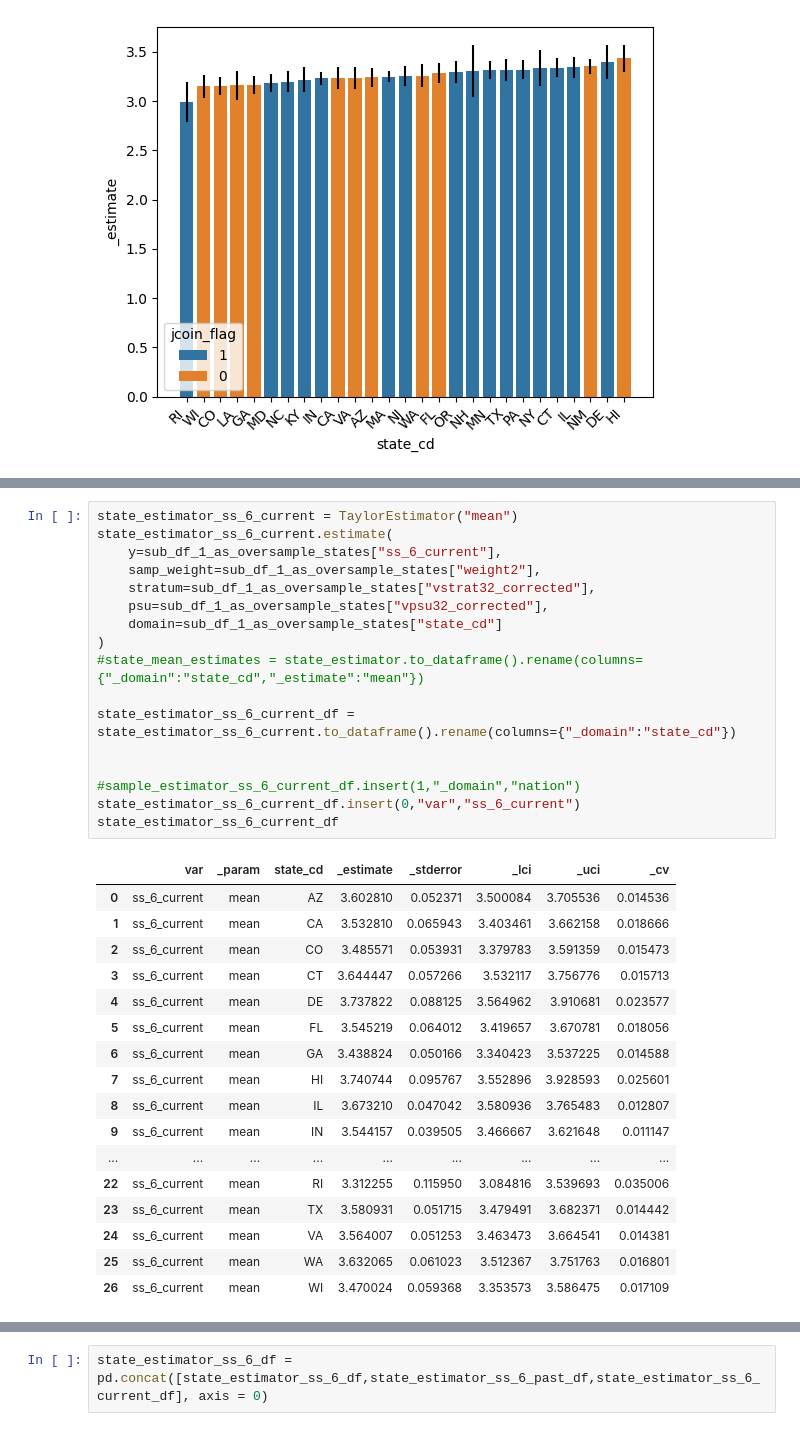
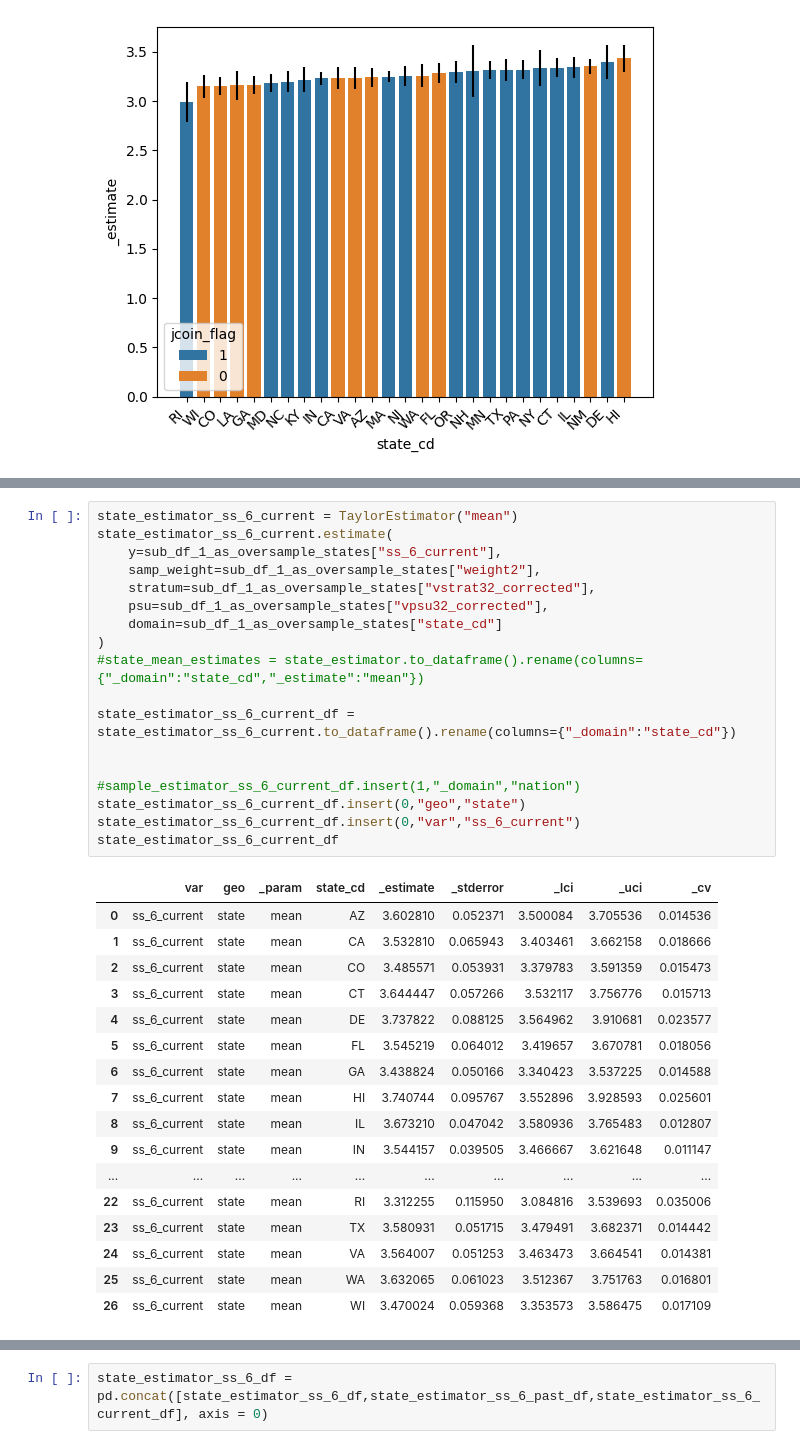
Before and after one commit to haoyucode/stigma-state-lvl, a Jupyter notebook: 2023_09_20_meeting_2.ipynb, the cells around one changed output, grey strips where cells are left out. Drawn from its saved outputs; the diff is of its cells as text.

```diff
--- a/2023_09_20_meeting_2.ipynb
+++ b/2023_09_20_meeting_2.ipynb
@@ -1150,38 +1154,39 @@ state_estimator_ss_6_past_df
 # %%
 state_estimator_ss_6_current = TaylorEstimator("mean")
 state_estimator_ss_6_current.estimate(
     y=sub_df_1_as_oversample_states["ss_6_current"],
     samp_weight=sub_df_1_as_oversample_states["weight2"],
     stratum=sub_df_1_as_oversample_states["vstrat32_corrected"],
     psu=sub_df_1_as_oversample_states["vpsu32_corrected"],
     domain=sub_df_1_as_oversample_states["state_cd"]
 )
 #state_mean_estimates = state_estimator.to_dataframe().rename(columns={"_domain":"state_cd","_estimate":"mean"})
 
 state_estimator_ss_6_current_df = state_estimator_ss_6_current.to_dataframe().rename(columns={"_domain":"state_cd"})
 
 
 #sample_estimator_ss_6_current_df.insert(1,"_domain","nation")
+state_estimator_ss_6_current_df.insert(0,"geo","state")
 state_estimator_ss_6_current_df.insert(0,"var","ss_6_current")
 state_estimator_ss_6_current_df
 # %% [output]
-|  | var | _param | state_cd | _estimate | _stderror | _lci | _uci | _cv |
-| 0 | ss_6_current | mean | AZ | 3.602810 | 0.052371 | 3.500084 | 3.705536 | 0.014536 |
-| 1 | ss_6_current | mean | CA | 3.532810 | 0.065943 | 3.403461 | 3.662158 | 0.018666 |
-| 2 | ss_6_current | mean | CO | 3.485571 | 0.053931 | 3.379783 | 3.591359 | 0.015473 |
-| 3 | ss_6_current | mean | CT | 3.644447 | 0.057266 | 3.532117 | 3.756776 | 0.015713 |
-| 4 | ss_6_current | mean | DE | 3.737822 | 0.088125 | 3.564962 | 3.910681 | 0.023577 |
-| 5 | ss_6_current | mean | FL | 3.545219 | 0.064012 | 3.419657 | 3.670781 | 0.018056 |
-| 6 | ss_6_current | mean | GA | 3.438824 | 0.050166 | 3.340423 | 3.537225 | 0.014588 |
-| 7 | ss_6_current | mean | HI | 3.740744 | 0.095767 | 3.552896 | 3.928593 | 0.025601 |
-| 8 | ss_6_current | mean | IL | 3.673210 | 0.047042 | 3.580936 | 3.765483 | 0.012807 |
-| 9 | ss_6_current | mean | IN | 3.544157 | 0.039505 | 3.466667 | 3.621648 | 0.011147 |
-| ... | ... | ... | ... | ... | ... | ... | ... | ... |
-| 22 | ss_6_current | mean | RI | 3.312255 | 0.115950 | 3.084816 | 3.539693 | 0.035006 |
-| 23 | ss_6_current | mean | TX | 3.580931 | 0.051715 | 3.479491 | 3.682371 | 0.014442 |
-| 24 | ss_6_current | mean | VA | 3.564007 | 0.051253 | 3.463473 | 3.664541 | 0.014381 |
-| 25 | ss_6_current | mean | WA | 3.632065 | 0.061023 | 3.512367 | 3.751763 | 0.016801 |
-| 26 | ss_6_current | mean | WI | 3.470024 | 0.059368 | 3.353573 | 3.586475 | 0.017109 |
+|  | var | geo | _param | state_cd | _estimate | _stderror | _lci | _uci | _cv |
+| 0 | ss_6_current | state | mean | AZ | 3.602810 | 0.052371 | 3.500084 | 3.705536 | 0.014536 |
+| 1 | ss_6_current | state | mean | CA | 3.532810 | 0.065943 | 3.403461 | 3.662158 | 0.018666 |
+| 2 | ss_6_current | state | mean | CO | 3.485571 | 0.053931 | 3.379783 | 3.591359 | 0.015473 |
+| 3 | ss_6_current | state | mean | CT | 3.644447 | 0.057266 | 3.532117 | 3.756776 | 0.015713 |
+| 4 | ss_6_current | state | mean | DE | 3.737822 | 0.088125 | 3.564962 | 3.910681 | 0.023577 |
+| 5 | ss_6_current | state | mean | FL | 3.545219 | 0.064012 | 3.419657 | 3.670781 | 0.018056 |
+| 6 | ss_6_current | state | mean | GA | 3.438824 | 0.050166 | 3.340423 | 3.537225 | 0.014588 |
+| 7 | ss_6_current | state | mean | HI | 3.740744 | 0.095767 | 3.552896 | 3.928593 | 0.025601 |
+| 8 | ss_6_current | state | mean | IL | 3.673210 | 0.047042 | 3.580936 | 3.765483 | 0.012807 |
+| 9 | ss_6_current | state | mean | IN | 3.544157 | 0.039505 | 3.466667 | 3.621648 | 0.011147 |
+| ... | ... | ... | ... | ... | ... | ... | ... | ... | ... |
+| 22 | ss_6_current | state | mean | RI | 3.312255 | 0.115950 | 3.084816 | 3.539693 | 0.035006 |
+| 23 | ss_6_current | state | mean | TX | 3.580931 | 0.051715 | 3.479491 | 3.682371 | 0.014442 |
+| 24 | ss_6_current | state | mean | VA | 3.564007 | 0.051253 | 3.463473 | 3.664541 | 0.014381 |
+| 25 | ss_6_current | state | mean | WA | 3.632065 | 0.061023 | 3.512367 | 3.751763 | 0.016801 |
+| 26 | ss_6_current | state | mean | WI | 3.470024 | 0.059368 | 3.353573 | 3.586475 | 0.017109 |
 # %%
 # order state by same order as when sorting by ss_6
 state_order_by_ss_6 = list(state_estimator_ss_6_df["state_cd"])
```
Also changed, not shown: parts of 23 cells of this notebook.
